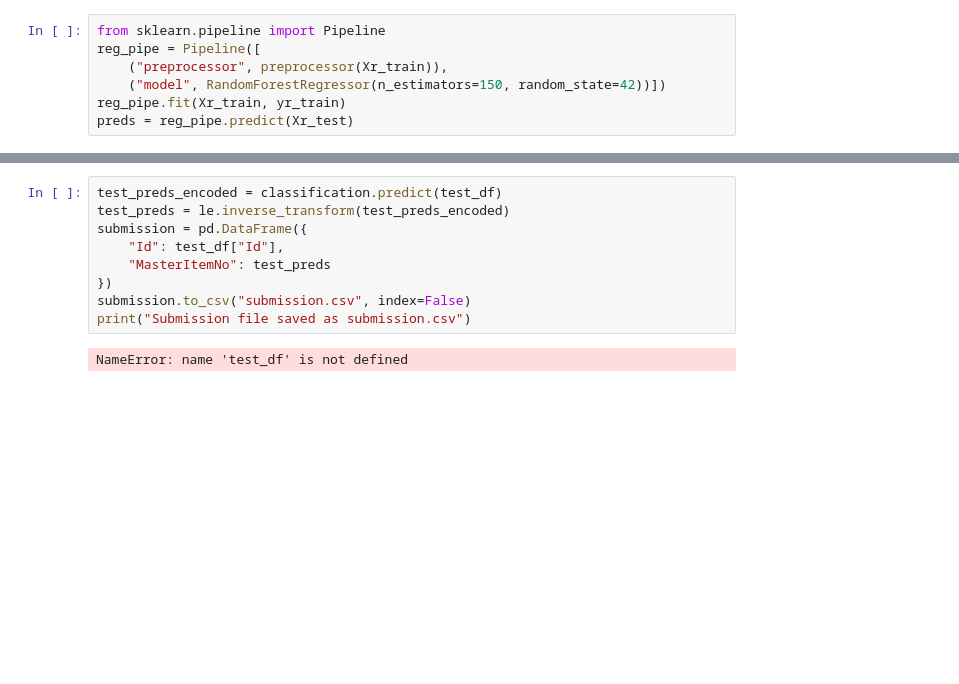
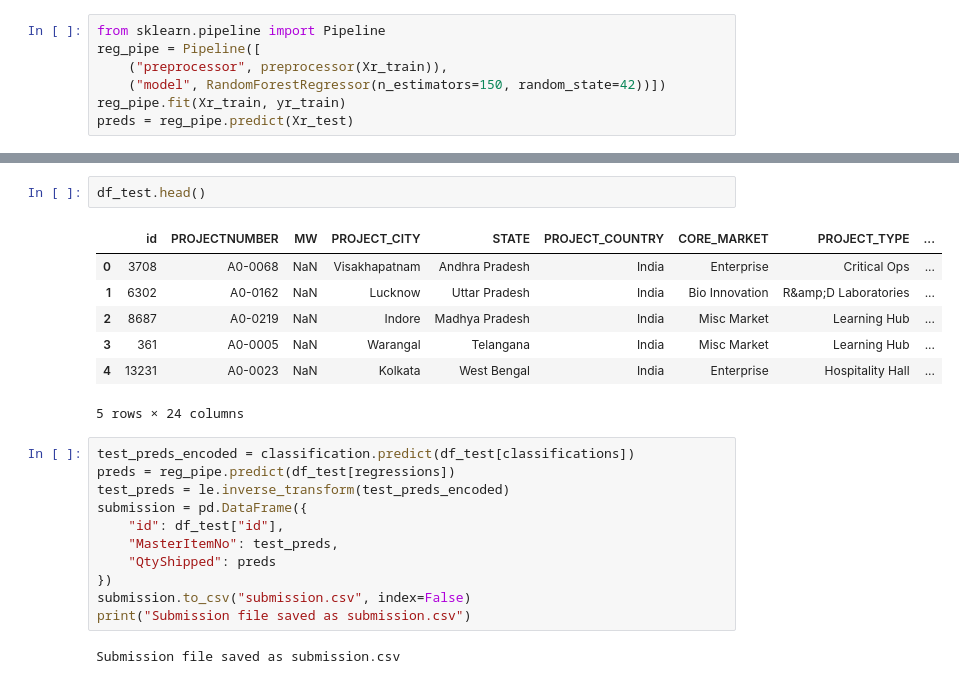
Before and after one commit to RS-Sowmya/Learning, a Jupyter notebook: kaggle.ipynb, the cells around one changed output, grey strips where cells are left out. Cells and saved outputs as stored; diff of their text form; blank space fills up the shorter version.

```diff
--- a/kaggle.ipynb
+++ b/kaggle.ipynb
@@ -165,11 +164,23 @@ F1 Weighted: 0.9694578149123604
+# %%
+df_test.head()
+# %% [output]
+|  | id | PROJECTNUMBER | MW | PROJECT_CITY | STATE | PROJECT_COUNTRY | CORE_MARKET | PROJECT_TYPE | ... |
+| 0 | 3708 | A0-0068 | NaN | Visakhapatnam | Andhra Pradesh | India | Enterprise | Critical Ops | ... |
+| 1 | 6302 | A0-0162 | NaN | Lucknow | Uttar Pradesh | India | Bio Innovation | R&amp;D Laboratories | ... |
+| 2 | 8687 | A0-0219 | NaN | Indore | Madhya Pradesh | India | Misc Market | Learning Hub | ... |
+| 3 | 361 | A0-0005 | NaN | Warangal | Telangana | India | Misc Market | Learning Hub | ... |
+| 4 | 13231 | A0-0023 | NaN | Kolkata | West Bengal | India | Enterprise | Hospitality Hall | ... |
+5 rows × 24 columns
 # %%
-test_preds_encoded = classification.predict(test_df)
+test_preds_encoded = classification.predict(df_test[classifications])
+preds = reg_pipe.predict(df_test[regressions])
 test_preds = le.inverse_transform(test_preds_encoded)
 submission = pd.DataFrame({
-    "Id": test_df["Id"],
-    "MasterItemNo": test_preds
+    "id": df_test["id"],
+    "MasterItemNo": test_preds,
+    "QtyShipped": preds
 })
 submission.to_csv("submission.csv", index=False)
 print("Submission file saved as submission.csv")
 # %% [output]
-NameError: name 'test_df' is not defined
+Submission file saved as submission.csv
```
Also changed, not shown: parts of 5 cells of this notebook.
